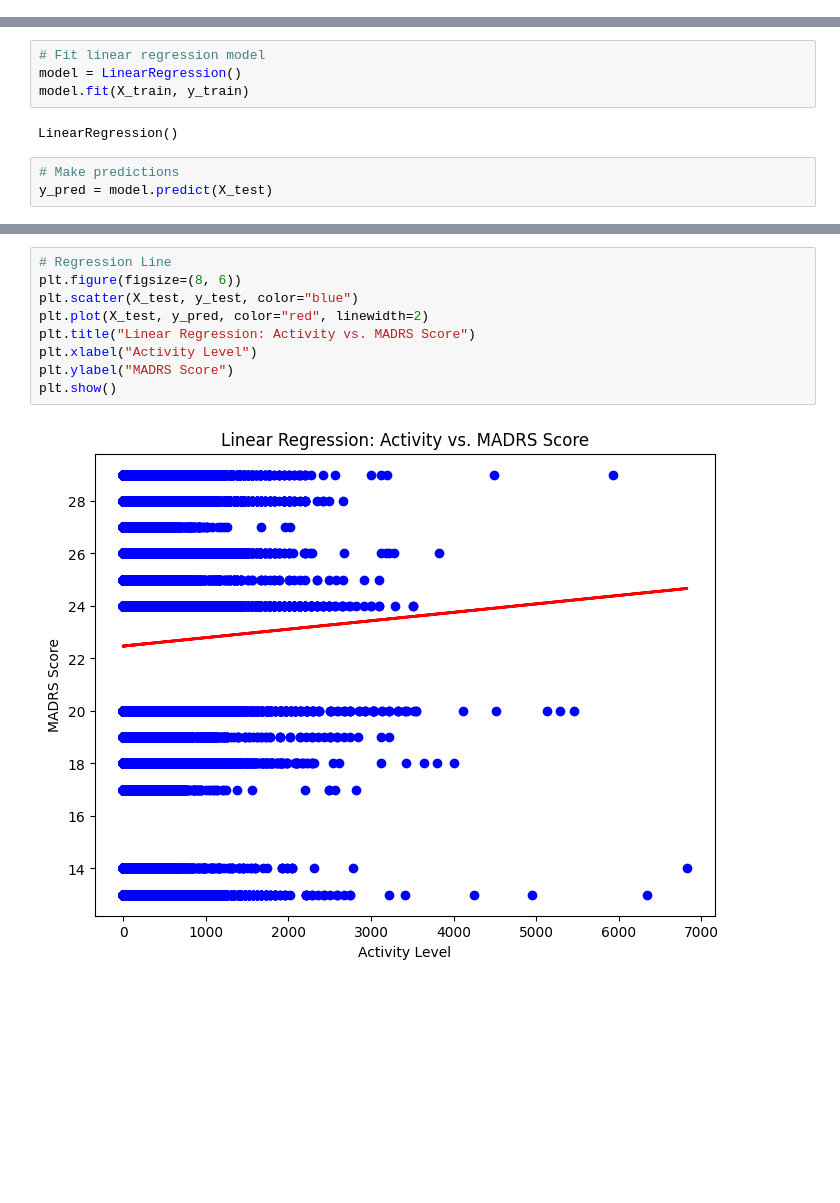
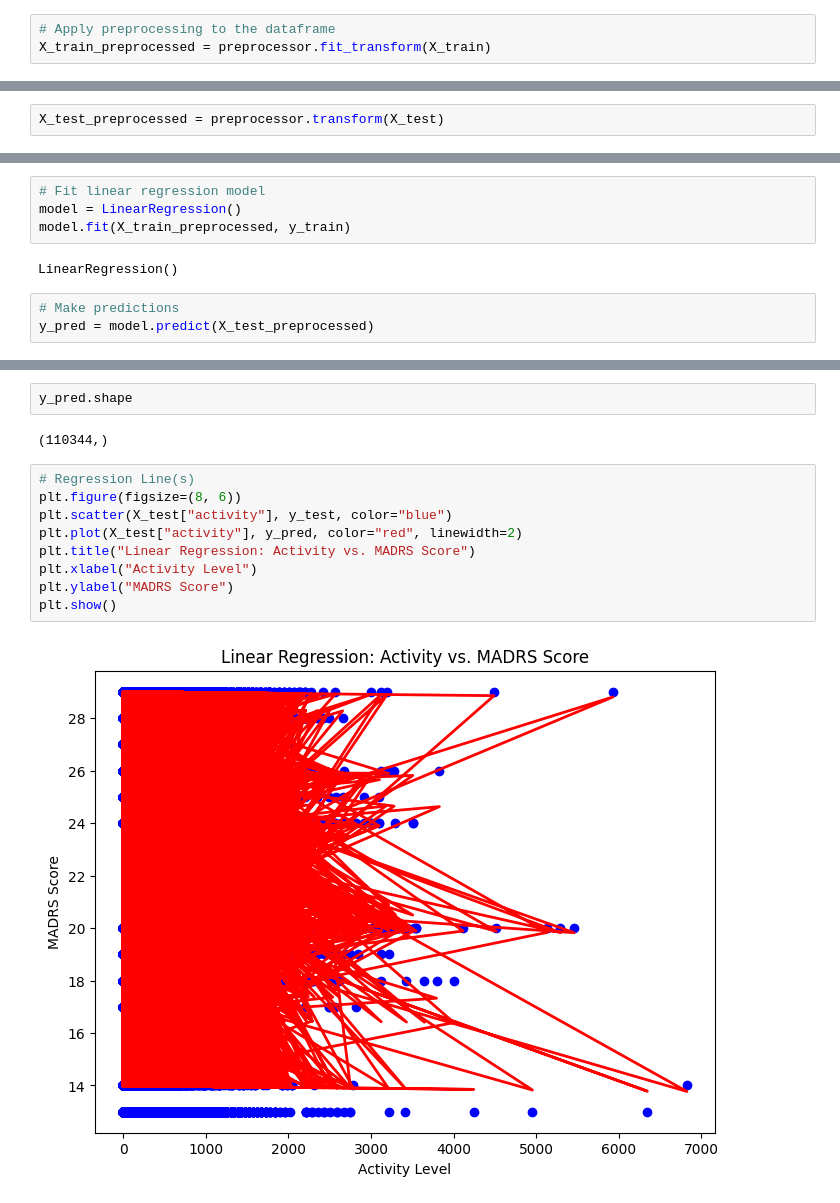
Before and after one commit to Joshua-Conde/Depression, a Jupyter notebook: depression.ipynb, the cells around one changed output, grey strips where cells are left out. Saved outputs shown, nothing was run; the diff lists cells and outputs as text; blank space fills up the shorter version.

```diff
--- a/depression.ipynb
+++ b/depression.ipynb
@@ -182,0 +332,3 @@ X_train, X_test, y_train, y_test = train_test_split(
+# %%
+# Apply preprocessing to the dataframe
+X_train_preprocessed = preprocessor.fit_transform(X_train)
@@ -182,0 +351,2 @@ X_train, X_test, y_train, y_test = train_test_split(
+# %%
+X_test_preprocessed = preprocessor.transform(X_test)
@@ -183,12 +369,12 @@ X_train, X_test, y_train, y_test = train_test_split(
 # %%
 # Fit linear regression model
 model = LinearRegression()
-model.fit(X_train, y_train)
+model.fit(X_train_preprocessed, y_train)
 # %% [output]
 LinearRegression()
 # %%
 # Make predictions
-y_pred = model.predict(X_test)
+y_pred = model.predict(X_test_preprocessed)
 # %%
 # Evaluate model
 print("\nLinear Regression Model Performance:")
@@ -201,14 +391,18 @@ R-squared: 0.0003328799795868642
+# %%
+y_pred.shape
+# %% [output]
+(110344,)
 # %%
-# Regression Line
+# Regression Line(s)
 plt.figure(figsize=(8, 6))
-plt.scatter(X_test, y_test, color="blue")
-plt.plot(X_test, y_pred, color="red", linewidth=2)
+plt.scatter(X_test["activity"], y_test, color="blue")
+plt.plot(X_test["activity"], y_pred, color="red", linewidth=2)
 plt.title("Linear Regression: Activity vs. MADRS Score")
 plt.xlabel("Activity Level")
 plt.ylabel("MADRS Score")
 plt.show()
 # %% [output]
-[figure, old version]
+[figure, new version]
 # %%
 """
 Linear Regression Model Performance:
```
Also changed, not shown: parts of 21 cells of this notebook.
